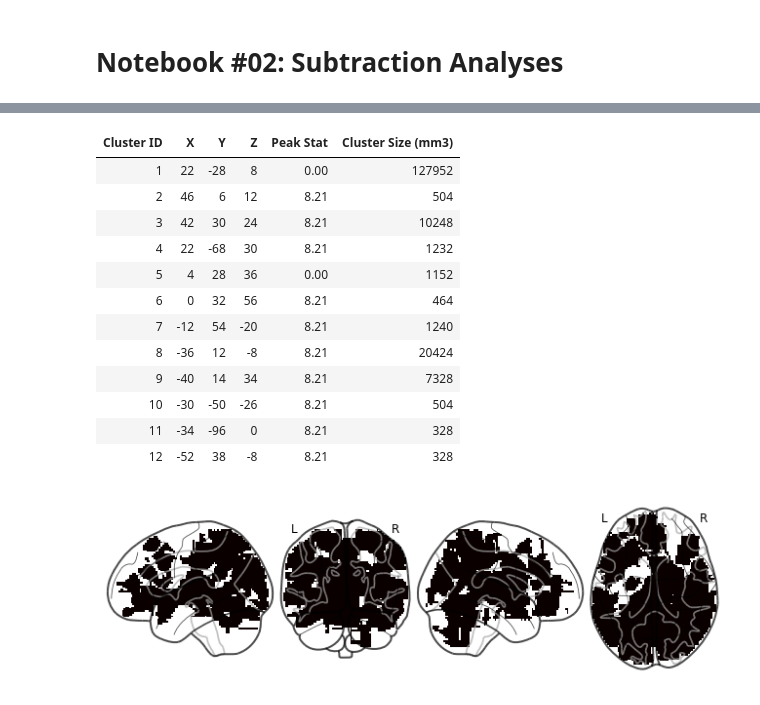
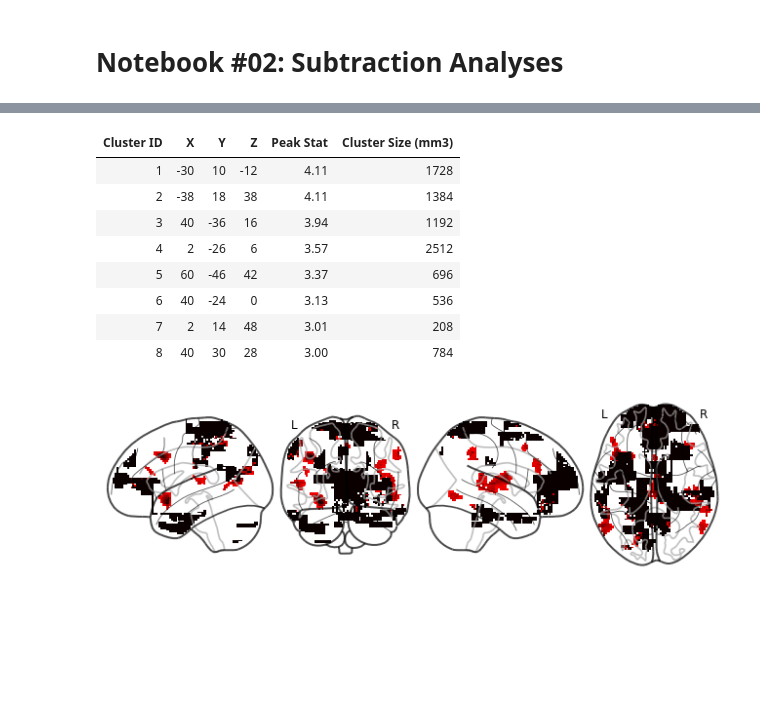
Before and after one commit to SkeideLab/meta_semantics, a Jupyter notebook: code/nb02_subtraction.ipynb, the cells around one changed output, grey strips where cells are left out. Saved outputs shown, nothing was run; the diff lists cells and outputs as text; code cells hidden in the pictures; blank space fills up the shorter version.

```diff
--- a/code/nb02_subtraction.ipynb
+++ b/code/nb02_subtraction.ipynb
@@ -62,24 +70,21 @@ SUBTRACTION ANALYSIS FOR "../results/ale/older.txt" MINUS "../results/ale/younge
 # %%
-# Glass brain example
-img = image.load_img('../results/subtraction/knowledge_minus_nknowledge_z_tresholded.nii.gz')
-p = plotting.plot_glass_brain(img, display_mode='lyrz')
+if __name__ == "__main__":
 
-# Cluster table example
-t = reporting.get_clusters_table(img, stat_threshold=0, min_distance=1000)
-t.style.format({'X': '{:.0f}', 'Y': '{:.0f}', 'Z': '{:.0f}', 'Peak Stat': '{:.2f}'}).hide_index()
+    # Glass brain example
+    img = image.load_img('../results/subtraction/lexical_minus_nlexical_z_tresholded.nii.gz')
+    p = plotting.plot_glass_brain(img, display_mode='lyrz', colorbar=True)
+    # Cluster table example
+    t = reporting.get_clusters_table(img, stat_threshold=0, min_distance=1000)
+    t.style.format({'X': '{:.0f}', 'Y': '{:.0f}', 'Z': '{:.0f}', 'Peak Stat': '{:.2f}'}).hide_index()
 # %% [output]
 | Cluster ID | X | Y | Z | Peak Stat | Cluster Size (mm3) |
-| 1 | 22 | -28 | 8 | 0.00 | 127952 |
-| 2 | 46 | 6 | 12 | 8.21 | 504 |
-| 3 | 42 | 30 | 24 | 8.21 | 10248 |
-| 4 | 22 | -68 | 30 | 8.21 | 1232 |
-| 5 | 4 | 28 | 36 | 0.00 | 1152 |
-| 6 | 0 | 32 | 56 | 8.21 | 464 |
-| 7 | -12 | 54 | -20 | 8.21 | 1240 |
-| 8 | -36 | 12 | -8 | 8.21 | 20424 |
-| 9 | -40 | 14 | 34 | 8.21 | 7328 |
-| 10 | -30 | -50 | -26 | 8.21 | 504 |
-| 11 | -34 | -96 | 0 | 8.21 | 328 |
-| 12 | -52 | 38 | -8 | 8.21 | 328 |
+| 1 | -30 | 10 | -12 | 4.11 | 1728 |
+| 2 | -38 | 18 | 38 | 4.11 | 1384 |
+| 3 | 40 | -36 | 16 | 3.94 | 1192 |
+| 4 | 2 | -26 | 6 | 3.57 | 2512 |
+| 5 | 60 | -46 | 42 | 3.37 | 696 |
+| 6 | 40 | -24 | 0 | 3.13 | 536 |
+| 7 | 2 | 14 | 48 | 3.01 | 208 |
+| 8 | 40 | 30 | 28 | 3.00 | 784 |
-[figure, old version]
+[figure, new version]
 # %%
```
Also changed, not shown: parts of 3 cells of this notebook, 25 other files.
